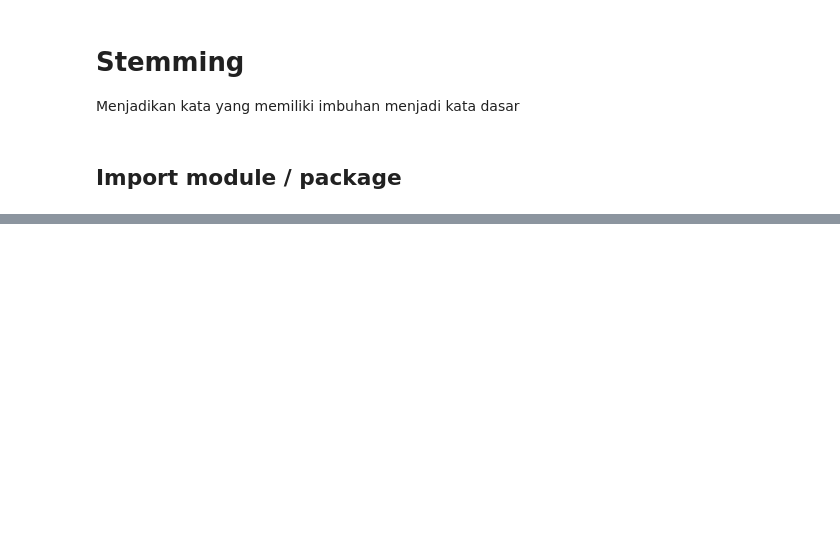
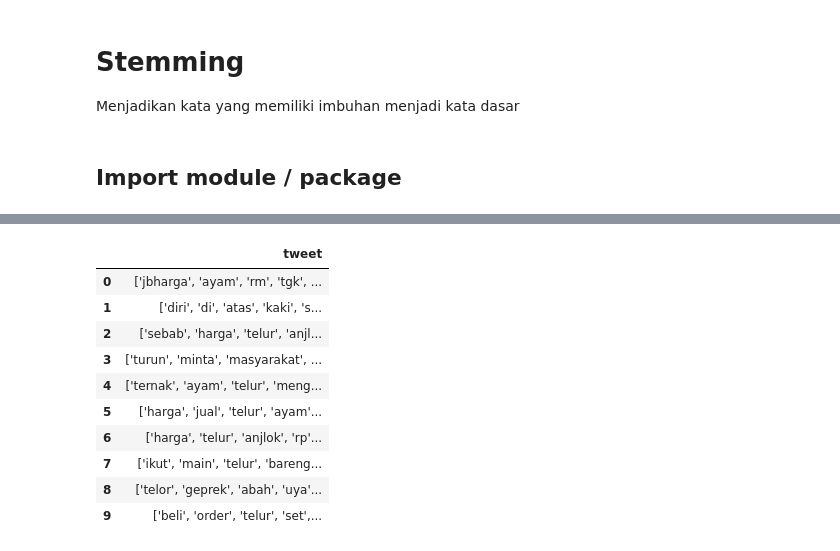
Before and after one commit to ANZ007/Twitter-Data-Analisis, a Jupyter notebook: Stemming.ipynb, the cells around one changed output, grey strips where cells are left out. Drawn from its saved outputs; the diff is of its cells as text; code cells hidden in the pictures; blank space fills up the shorter version.

```diff
--- a/Stemming.ipynb
+++ b/Stemming.ipynb
@@ -81,0 +106,16 @@ dataset
+# %%
+dataset_ecs.to_csv('data/tweets_ecs.csv', index=False)
+dataset_ecs_test = pd.read_csv('data/tweets_ecs.csv', encoding='latin1')
+dataset_ecs_test.head(10)
+# %% [output]
+|  | tweet |
+| 0 | ['jbharga', 'ayam', 'rm', 'tgk', ... |
+| 1 | ['diri', 'di', 'atas', 'kaki', 's... |
+| 2 | ['sebab', 'harga', 'telur', 'anjl... |
+| 3 | ['turun', 'minta', 'masyarakat', ... |
+| 4 | ['ternak', 'ayam', 'telur', 'meng... |
+| 5 | ['harga', 'jual', 'telur', 'ayam'... |
+| 6 | ['harga', 'telur', 'anjlok', 'rp'... |
+| 7 | ['ikut', 'main', 'telur', 'bareng... |
+| 8 | ['telor', 'geprek', 'abah', 'uya'... |
+| 9 | ['beli', 'order', 'telur', 'set',... |
```
Also changed, not shown: parts of 11 cells of this notebook, 23 other files.
